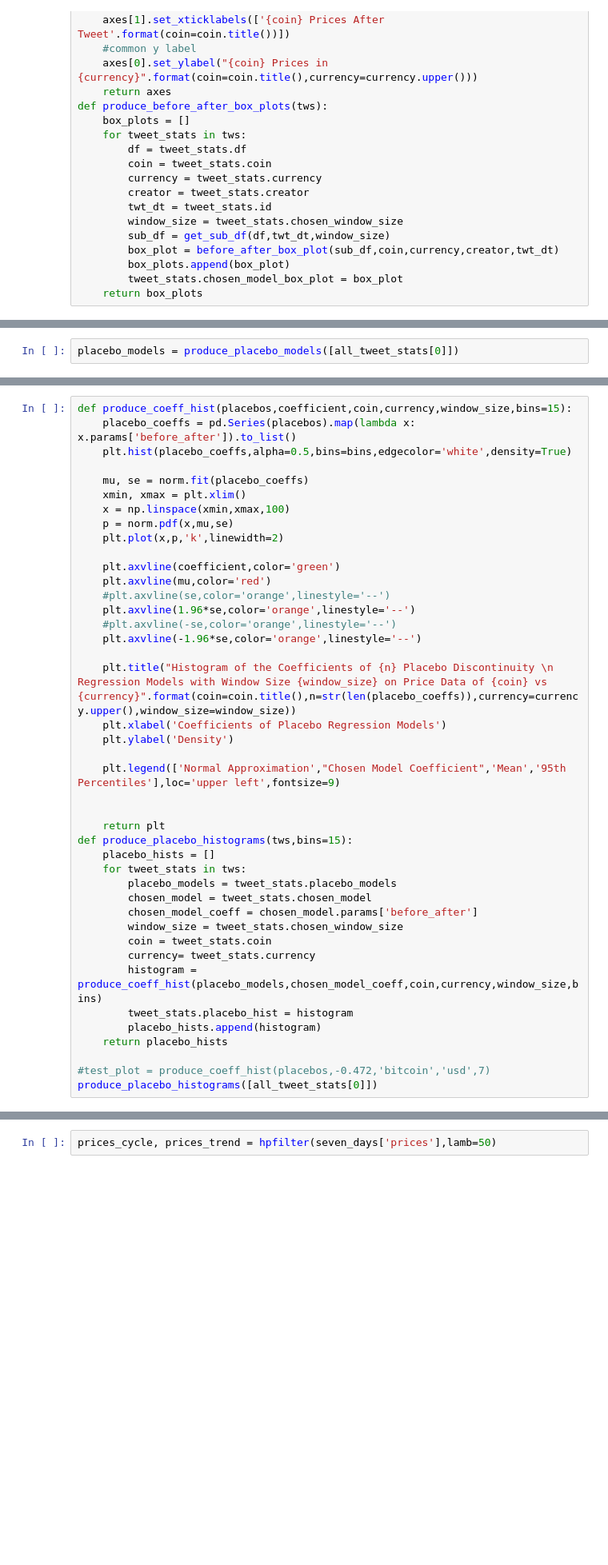
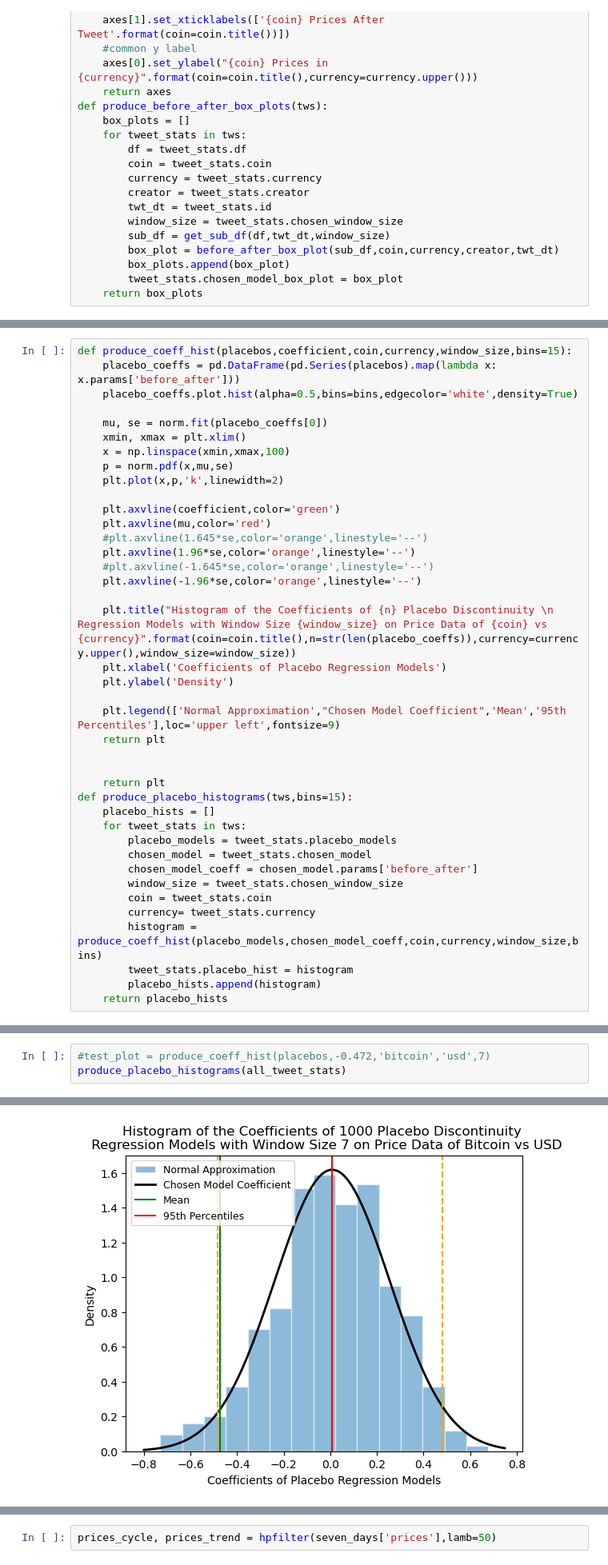
Before and after one commit to DataTa-Da/qm2, a Jupyter notebook: analysis/Discontinuity Regression.ipynb, the cells around one changed output, grey strips where cells are left out. Shown at 80% size. Drawn from its saved outputs; the diff is of its cells as text; blank space fills up the shorter version.

```diff
--- a/analysis/Discontinuity Regression.ipynb
+++ b/analysis/Discontinuity Regression.ipynb
@@ -285,5 +326,3 @@ def produce_placebo_models(tws,n=1000):
         tweet_stats.placebo_models = placebo_models
         placebos.append(placebo_models)
     return placebos
-# %%
-placebo_models = produce_placebo_models([all_tweet_stats[0]])
@@ -294,9 +329,9 @@ placebo_models[0][0].params['before_after']
 # %%
 def produce_coeff_hist(placebos,coefficient,coin,currency,window_size,bins=15):
-    placebo_coeffs = pd.Series(placebos).map(lambda x: x.params['before_after']).to_list()
-    plt.hist(placebo_coeffs,alpha=0.5,bins=bins,edgecolor='white',density=True)
+    placebo_coeffs = pd.DataFrame(pd.Series(placebos).map(lambda x: x.params['before_after']))
+    placebo_coeffs.plot.hist(alpha=0.5,bins=bins,edgecolor='white',density=True)
 
-    mu, se = norm.fit(placebo_coeffs)
+    mu, se = norm.fit(placebo_coeffs[0])
     xmin, xmax = plt.xlim()
     x = np.linspace(xmin,xmax,100)
     p = norm.pdf(x,mu,se)
@@ -304,9 +339,9 @@ def produce_coeff_hist(placebos,coefficient,coin,currency,window_size,bins=15):
 
     plt.axvline(coefficient,color='green')
     plt.axvline(mu,color='red')
-    #plt.axvline(se,color='orange',linestyle='--')
+    #plt.axvline(1.645*se,color='orange',linestyle='--')
     plt.axvline(1.96*se,color='orange',linestyle='--')
-    #plt.axvline(-se,color='orange',linestyle='--')
+    #plt.axvline(-1.645*se,color='orange',linestyle='--')
     plt.axvline(-1.96*se,color='orange',linestyle='--')
 
     plt.title("Histogram of the Coefficients of {n} Placebo Discontinuity \n Regression Models with Window Size {window_size} on Price Data of {coin} vs {currency}".format(coin=coin.title(),n=str(len(placebo_coeffs)),currency=currency.upper(),window_size=window_size))
@@ -314,6 +349,7 @@ def produce_coeff_hist(placebos,coefficient,coin,currency,window_size,bins=15):
     plt.ylabel('Density')
 
     plt.legend(['Normal Approximation',"Chosen Model Coefficient",'Mean','95th Percentiles'],loc='upper left',fontsize=9)
+    return plt
 
 
     return plt
@@ -330,6 +366,3 @@ def produce_placebo_histograms(tws,bins=15):
         tweet_stats.placebo_hist = histogram
         placebo_hists.append(histogram)
     return placebo_hists
-
-#test_plot = produce_coeff_hist(placebos,-0.472,'bitcoin','usd',7)
-produce_placebo_histograms([all_tweet_stats[0]])
@@ -338,0 +369,4 @@ produce_placebo_histograms([all_tweet_stats[0]])
+# %%
+#test_plot = produce_coeff_hist(placebos,-0.472,'bitcoin','usd',7)
+produce_placebo_histograms(all_tweet_stats)
+# %% [output]
@@ -338,0 +379 @@ produce_placebo_histograms([all_tweet_stats[0]])
+[figure, added]
```
Also changed, not shown: parts of 15 cells of this notebook.
